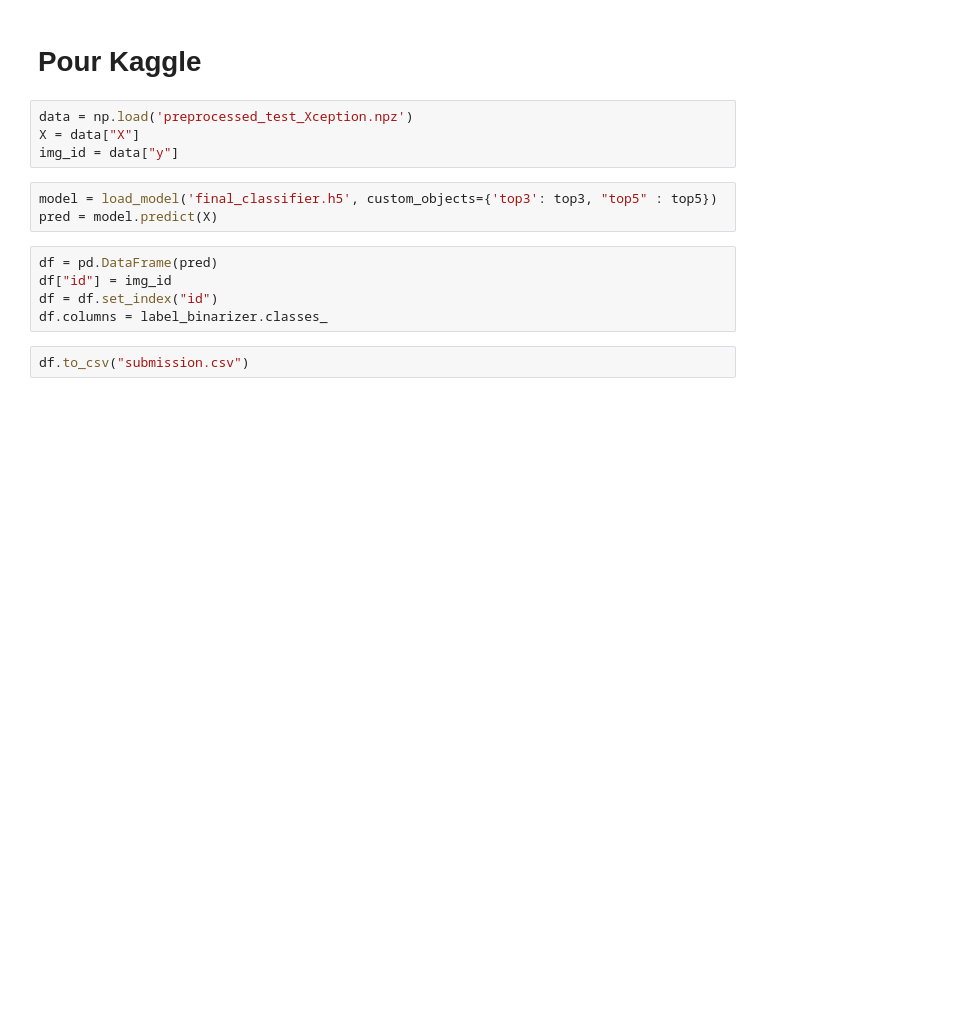
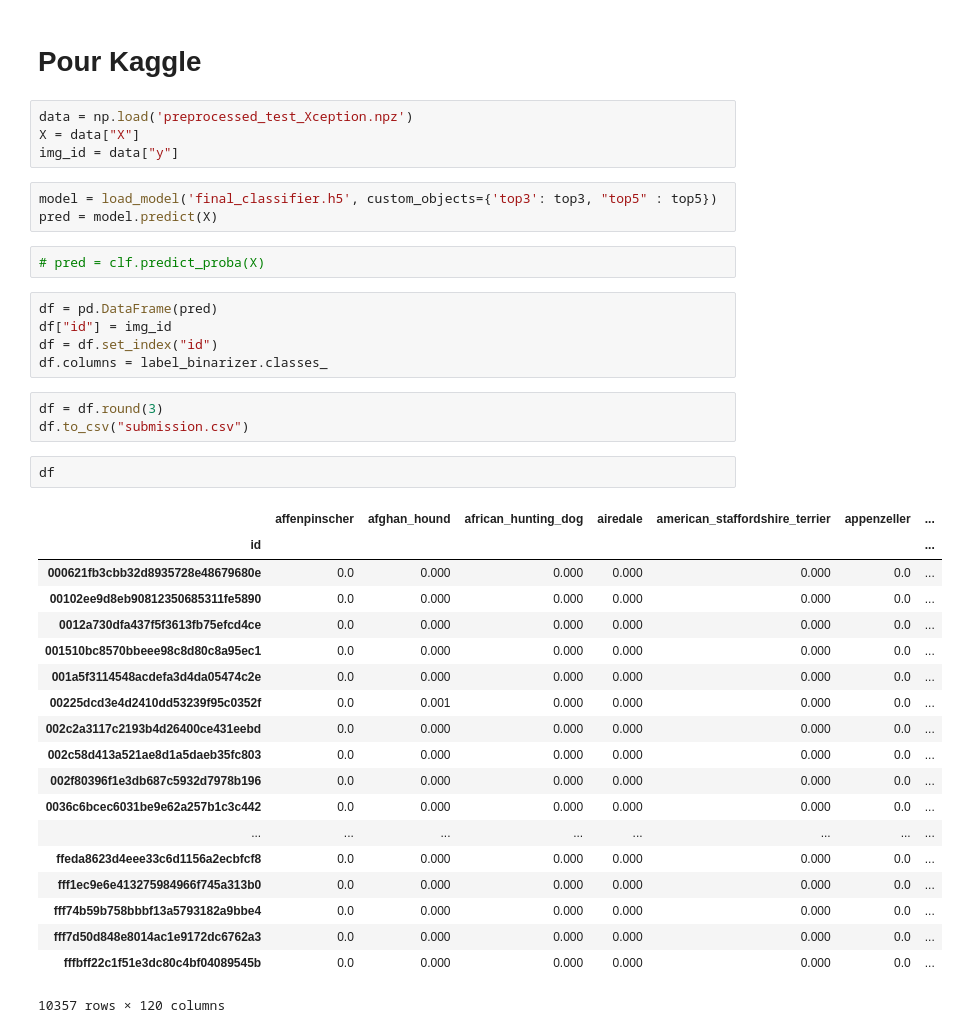
Before and after one commit to Coni63/OC_DS, a Jupyter notebook: P7/Dog breed.ipynb, the cells around one changed output. Cells and saved outputs as stored; diff of their text form; blank space fills up the shorter version.

```diff
--- a/P7/Dog breed.ipynb
+++ b/P7/Dog breed.ipynb
@@ -589,10 +599,35 @@ img_id = data["y"]
 # %%
 model = load_model('final_classifier.h5', custom_objects={'top3': top3, "top5" : top5})
 pred = model.predict(X)
+# %%
+# pred = clf.predict_proba(X)
 # %%
 df = pd.DataFrame(pred)
 df["id"] = img_id
 df = df.set_index("id")
 df.columns = label_binarizer.classes_
 # %%
+df = df.round(3)
 df.to_csv("submission.csv")
+# %%
+df
+# %% [output]
+|  | affenpinscher | afghan_hound | african_hunting_dog | airedale | american_staffordshire_terrier | appenzeller | ... |
+| id |  |  |  |  |  |  | ... |
+| 000621fb3cbb32d8935728e48679680e | 0.0 | 0.000 | 0.000 | 0.000 | 0.000 | 0.0 | ... |
+| 00102ee9d8eb90812350685311fe5890 | 0.0 | 0.000 | 0.000 | 0.000 | 0.000 | 0.0 | ... |
+| 0012a730dfa437f5f3613fb75efcd4ce | 0.0 | 0.000 | 0.000 | 0.000 | 0.000 | 0.0 | ... |
+| 001510bc8570bbeee98c8d80c8a95ec1 | 0.0 | 0.000 | 0.000 | 0.000 | 0.000 | 0.0 | ... |
+| 001a5f3114548acdefa3d4da05474c2e | 0.0 | 0.000 | 0.000 | 0.000 | 0.000 | 0.0 | ... |
+| 00225dcd3e4d2410dd53239f95c0352f | 0.0 | 0.001 | 0.000 | 0.000 | 0.000 | 0.0 | ... |
+| 002c2a3117c2193b4d26400ce431eebd | 0.0 | 0.000 | 0.000 | 0.000 | 0.000 | 0.0 | ... |
+| 002c58d413a521ae8d1a5daeb35fc803 | 0.0 | 0.000 | 0.000 | 0.000 | 0.000 | 0.0 | ... |
+| 002f80396f1e3db687c5932d7978b196 | 0.0 | 0.000 | 0.000 | 0.000 | 0.000 | 0.0 | ... |
+| 0036c6bcec6031be9e62a257b1c3c442 | 0.0 | 0.000 | 0.000 | 0.000 | 0.000 | 0.0 | ... |
+| ... | ... | ... | ... | ... | ... | ... | ... |
+| ffeda8623d4eee33c6d1156a2ecbfcf8 | 0.0 | 0.000 | 0.000 | 0.000 | 0.000 | 0.0 | ... |
+| fff1ec9e6e413275984966f745a313b0 | 0.0 | 0.000 | 0.000 | 0.000 | 0.000 | 0.0 | ... |
+| fff74b59b758bbbf13a5793182a9bbe4 | 0.0 | 0.000 | 0.000 | 0.000 | 0.000 | 0.0 | ... |
+| fff7d50d848e8014ac1e9172dc6762a3 | 0.0 | 0.000 | 0.000 | 0.000 | 0.000 | 0.0 | ... |
+| fffbff22c1f51e3dc80c4bf04089545b | 0.0 | 0.000 | 0.000 | 0.000 | 0.000 | 0.0 | ... |
+10357 rows × 120 columns
```
Also changed, not shown: parts of 8 cells of this notebook, 5 other files.
